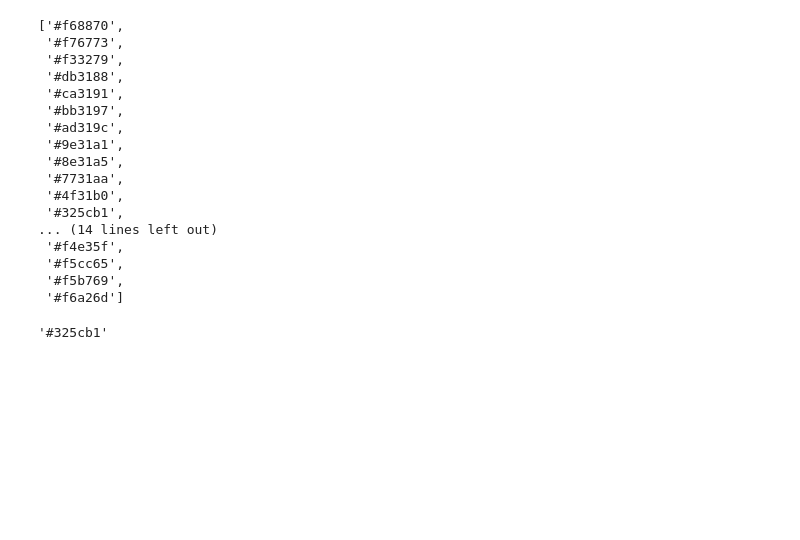
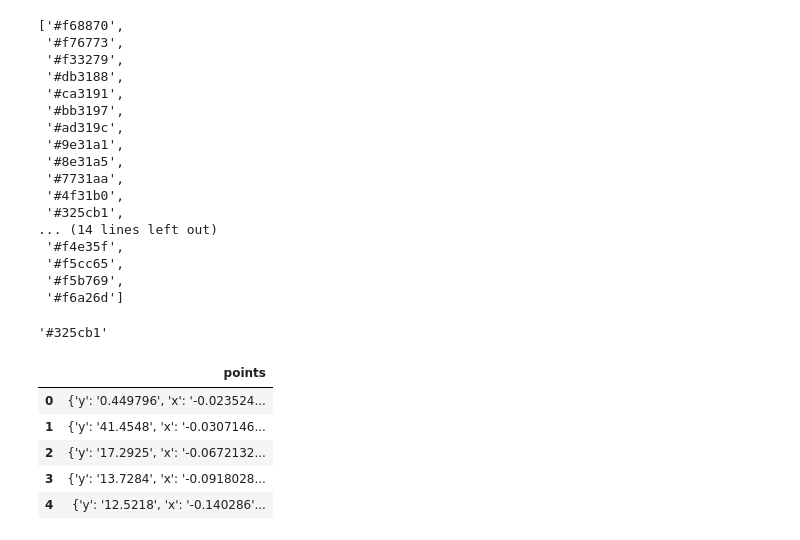
Before and after one commit to metasyn/dreda, a Jupyter notebook: data/data_generator.ipynb, the cells around one changed output. Cells and saved outputs as stored; diff of their text form; code cells hidden in the pictures; blank space fills up the shorter version.

```diff
--- a/data/data_generator.ipynb
+++ b/data/data_generator.ipynb
@@ -214,0 +219,9 @@ hexes[11]
+# %%
+dataprojector_data.head()
+# %% [output]
+|  | points |
+| 0 | {'y': '0.449796', 'x': '-0.023524... |
+| 1 | {'y': '41.4548', 'x': '-0.0307146... |
+| 2 | {'y': '17.2925', 'x': '-0.0672132... |
+| 3 | {'y': '13.7284', 'x': '-0.0918028... |
+| 4 | {'y': '12.5218', 'x': '-0.140286'... |
```
Also changed, not shown: parts of 10 cells of this notebook, 4 other files.
